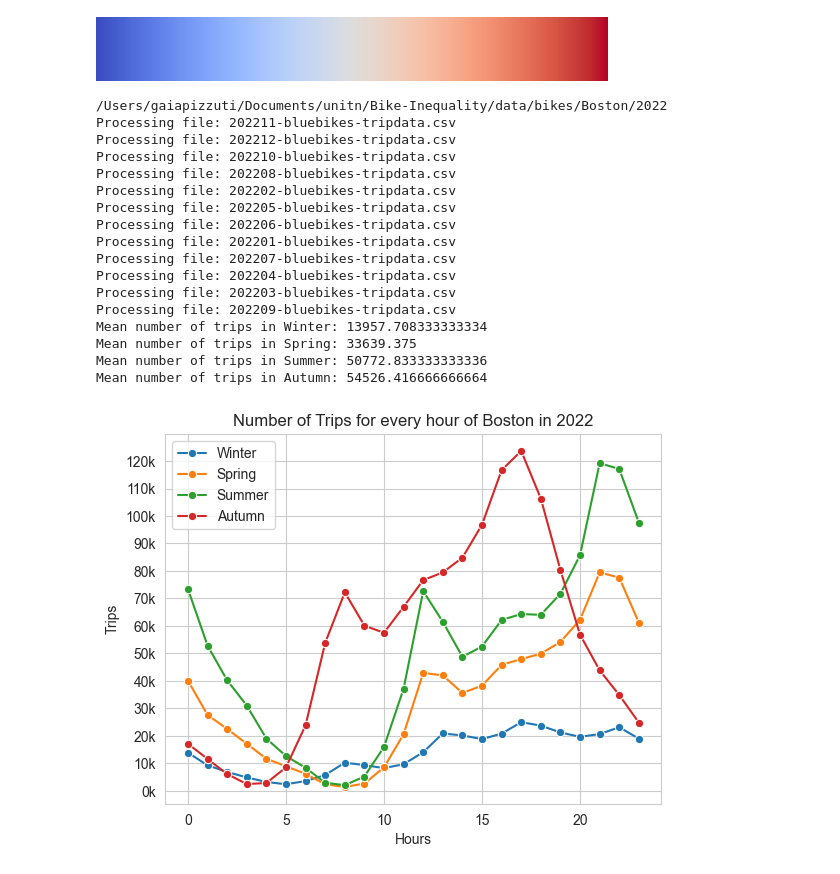
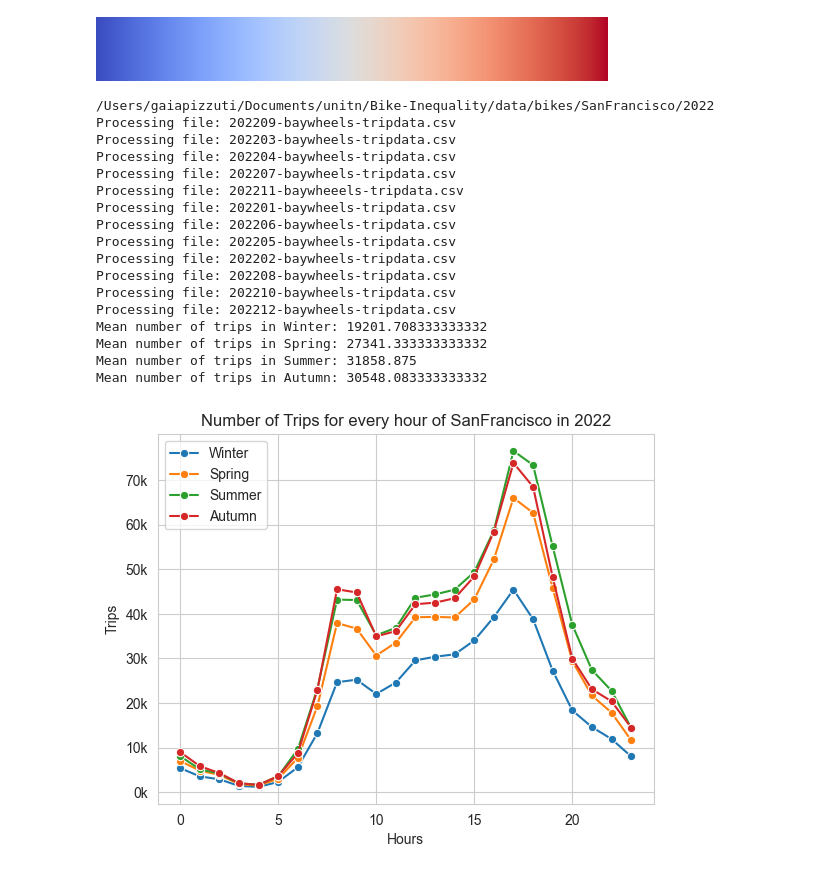
Before and after one commit to GaiaPizzuti/Bike-Inequality, a Jupyter notebook: src/notebook/trips.ipynb, the cells around one changed output. Drawn from its saved outputs; the diff is of its cells as text; code cells hidden in the pictures.

```diff
--- a/src/notebook/trips.ipynb
+++ b/src/notebook/trips.ipynb
@@ -146,31 +146,31 @@ def compare_trip_for_hour(year_path, city, year):
     plt.title(title)
     plt.show()
 # %%
-city = 'Boston'
+city = 'SanFrancisco'
 year = '2022'
 
 city_path = os.path.join(data_dir, city)
 year_path = os.path.join(city_path, year)
 compare_trip_for_hour(year_path, city, year)
 # %% [output]
-/Users/gaiapizzuti/Documents/unitn/Bike-Inequality/data/bikes/Boston/2022
-Processing file: 202211-bluebikes-tripdata.csv
-Processing file: 202212-bluebikes-tripdata.csv
-Processing file: 202210-bluebikes-tripdata.csv
-Processing file: 202208-bluebikes-tripdata.csv
-Processing file: 202202-bluebikes-tripdata.csv
-Processing file: 202205-bluebikes-tripdata.csv
-Processing file: 202206-bluebikes-tripdata.csv
-Processing file: 202201-bluebikes-tripdata.csv
-Processing file: 202207-bluebikes-tripdata.csv
-Processing file: 202204-bluebikes-tripdata.csv
-Processing file: 202203-bluebikes-tripdata.csv
-Processing file: 202209-bluebikes-tripdata.csv
-Mean number of trips in Winter: 13957.708333333334
-Mean number of trips in Spring: 33639.375
-Mean number of trips in Summer: 50772.833333333336
-Mean number of trips in Autumn: 54526.416666666664
+/Users/gaiapizzuti/Documents/unitn/Bike-Inequality/data/bikes/SanFrancisco/2022
+Processing file: 202209-baywheels-tripdata.csv
+Processing file: 202203-baywheels-tripdata.csv
+Processing file: 202204-baywheels-tripdata.csv
+Processing file: 202207-baywheels-tripdata.csv
+Processing file: 202211-baywheeels-tripdata.csv
+Processing file: 202201-baywheels-tripdata.csv
+Processing file: 202206-baywheels-tripdata.csv
+Processing file: 202205-baywheels-tripdata.csv
+Processing file: 202202-baywheels-tripdata.csv
+Processing file: 202208-baywheels-tripdata.csv
+Processing file: 202210-baywheels-tripdata.csv
+Processing file: 202212-baywheels-tripdata.csv
+Mean number of trips in Winter: 19201.708333333332
+Mean number of trips in Spring: 27341.333333333332
+Mean number of trips in Summer: 31858.875
+Mean number of trips in Autumn: 30548.083333333332
-[figure, old version]
+[figure, new version]
 # %%
 compare_trip_for_month(city_path, city)
 # %% [output]
```
Also changed, not shown: parts of 1 cell of this notebook, 2 other files.
